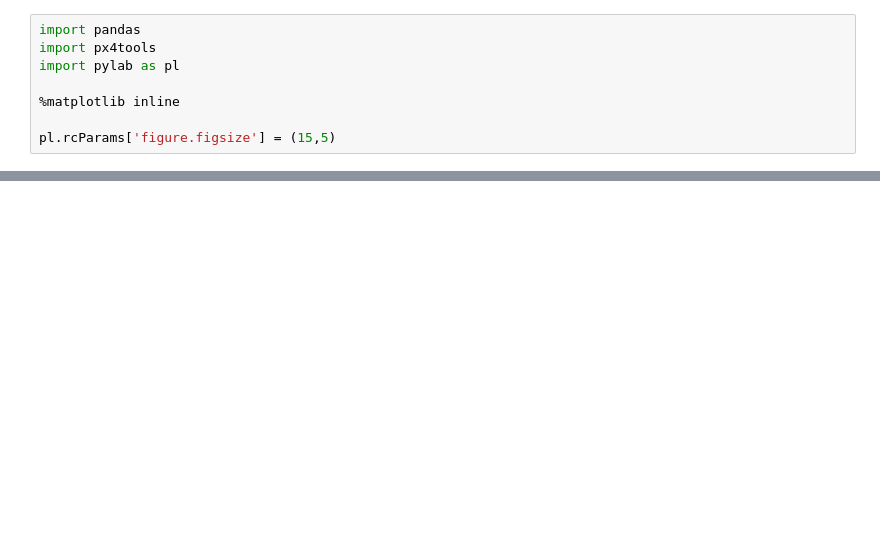
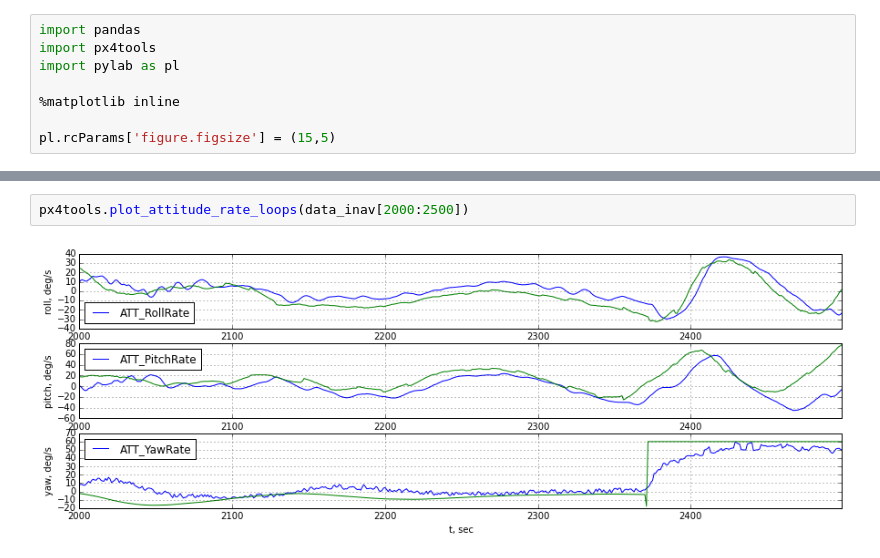
Before and after one commit to dronecrew/px4tools, a Jupyter notebook: notebooks/Comparison.ipynb, the cells around one changed output, grey strips where cells are left out. Drawn from its saved outputs; the diff is of its cells as text; blank space fills up the shorter version.

```diff
--- a/notebooks/Comparison.ipynb
+++ b/notebooks/Comparison.ipynb
@@ -28,0 +42,4 @@ px4tools.plot_velocity_loops(data_inav)
+# %%
+px4tools.plot_attitude_rate_loops(data_inav[2000:2500])
+# %% [output]
+[figure, added]
```
Also changed, not shown: parts of 8 cells of this notebook, 4 other files.
